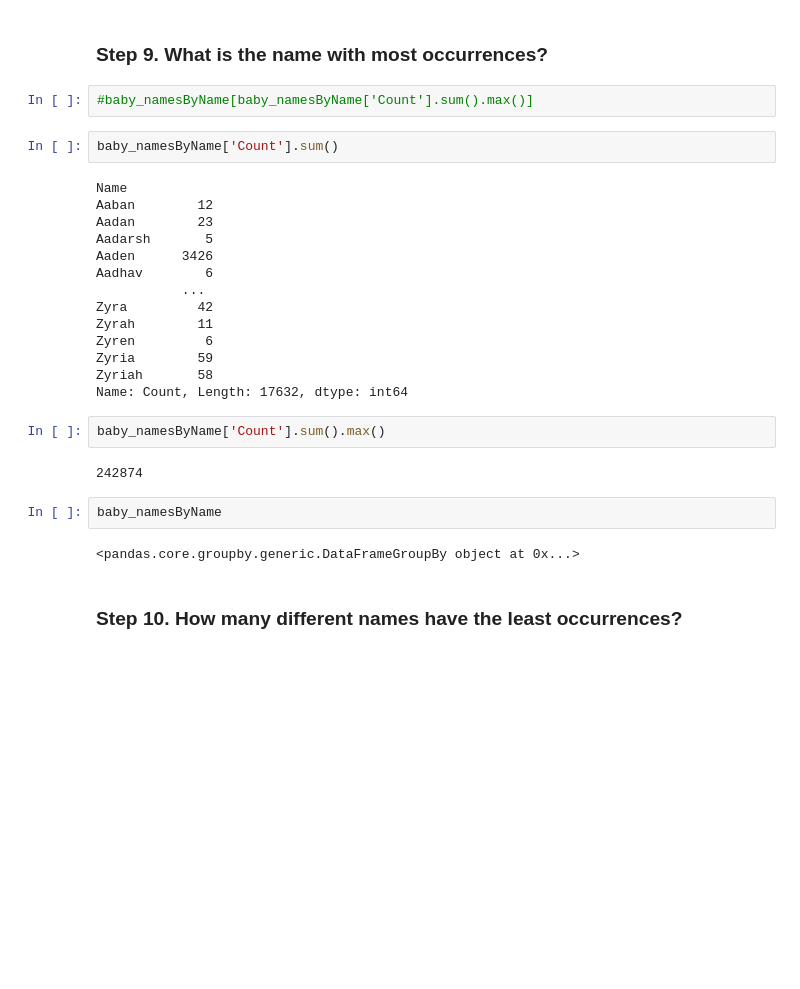
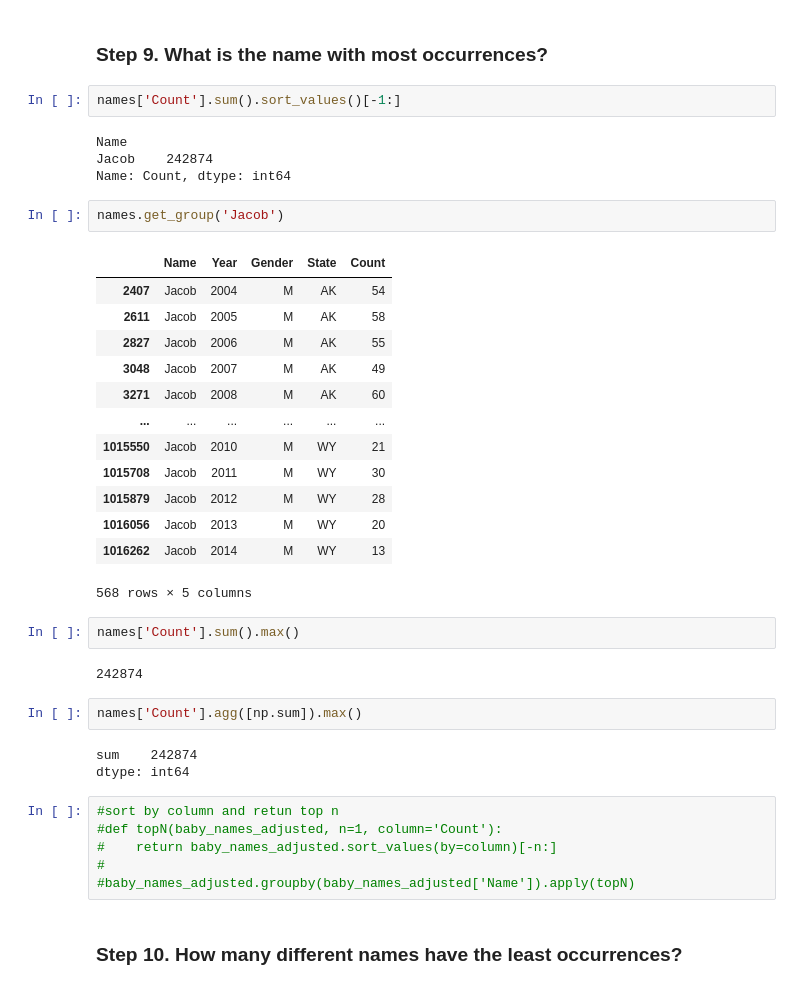
Before and after one commit to giessler10/DataScience21, a Jupyter notebook: Block_3/Assignments/Assignment_3.ipynb, the cells around one changed output. Saved outputs shown, nothing was run; the diff lists cells and outputs as text; blank space fills up the shorter version.

```diff
--- a/Block_3/Assignments/Assignment_3.ipynb
+++ b/Block_3/Assignments/Assignment_3.ipynb
@@ -101,31 +111,42 @@ baby_namesByName.ngroups
 Antwort: Im Datensatz existieren 17632 Namen
 # %% [markdown]
 ### Step 9. What is the name with most occurrences?
+# %%
+names['Count'].sum().sort_values()[-1:]
+# %% [output]
+Name
+Jacob    242874
+Name: Count, dtype: int64
+# %%
+names.get_group('Jacob')
+# %% [output]
+|  | Name | Year | Gender | State | Count |
+| 2407 | Jacob | 2004 | M | AK | 54 |
+| 2611 | Jacob | 2005 | M | AK | 58 |
+| 2827 | Jacob | 2006 | M | AK | 55 |
+| 3048 | Jacob | 2007 | M | AK | 49 |
+| 3271 | Jacob | 2008 | M | AK | 60 |
+| ... | ... | ... | ... | ... | ... |
+| 1015550 | Jacob | 2010 | M | WY | 21 |
+| 1015708 | Jacob | 2011 | M | WY | 30 |
+| 1015879 | Jacob | 2012 | M | WY | 28 |
+| 1016056 | Jacob | 2013 | M | WY | 20 |
+| 1016262 | Jacob | 2014 | M | WY | 13 |
+568 rows × 5 columns
 # %%
-#baby_namesByName[baby_namesByName['Count'].sum().max()]
+names['Count'].sum().max()
+# %% [output]
+242874
-# %%
-baby_namesByName['Count'].sum()
-# %% [output]
-Name
-Aaban        12
-Aadan        23
-Aadarsh       5
-Aaden      3426
-Aadhav        6
-           ...
-Zyra         42
-Zyrah        11
-Zyren         6
-Zyria        59
-Zyriah       58
-Name: Count, Length: 17632, dtype: int64
 # %%
-baby_namesByName['Count'].sum().max()
+names['Count'].agg([np.sum]).max()
 # %% [output]
-242874
+sum    242874
+dtype: int64
-# %%
-baby_namesByName
-# %% [output]
-<pandas.core.groupby.generic.DataFrameGroupBy object at 0x...>
+# %%
+#sort by column and retun top n
+#def topN(baby_names_adjusted, n=1, column='Count'):
+#    return baby_names_adjusted.sort_values(by=column)[-n:]
+#
+#baby_names_adjusted.groupby(baby_names_adjusted['Name']).apply(topN)
 # %% [markdown]
 ### Step 10. How many different names have the least occurrences?
```
Also changed, not shown: parts of 16 cells of this notebook, 11 other files.
